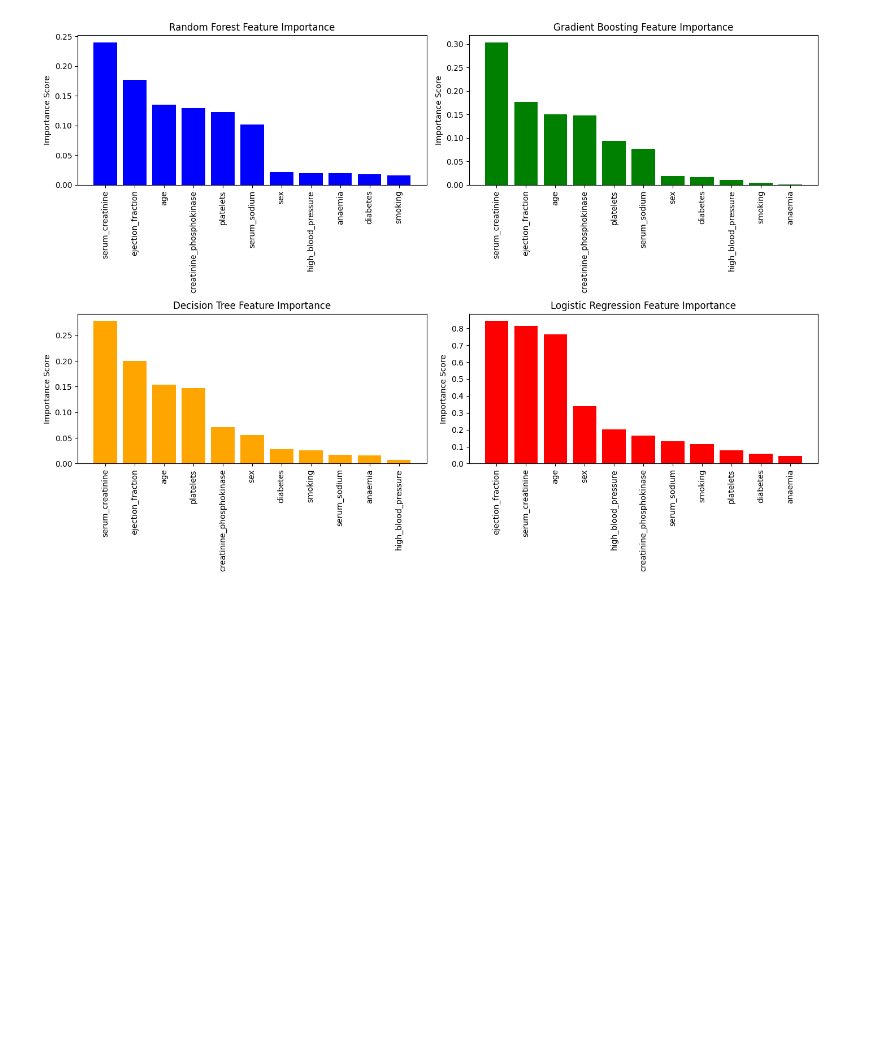
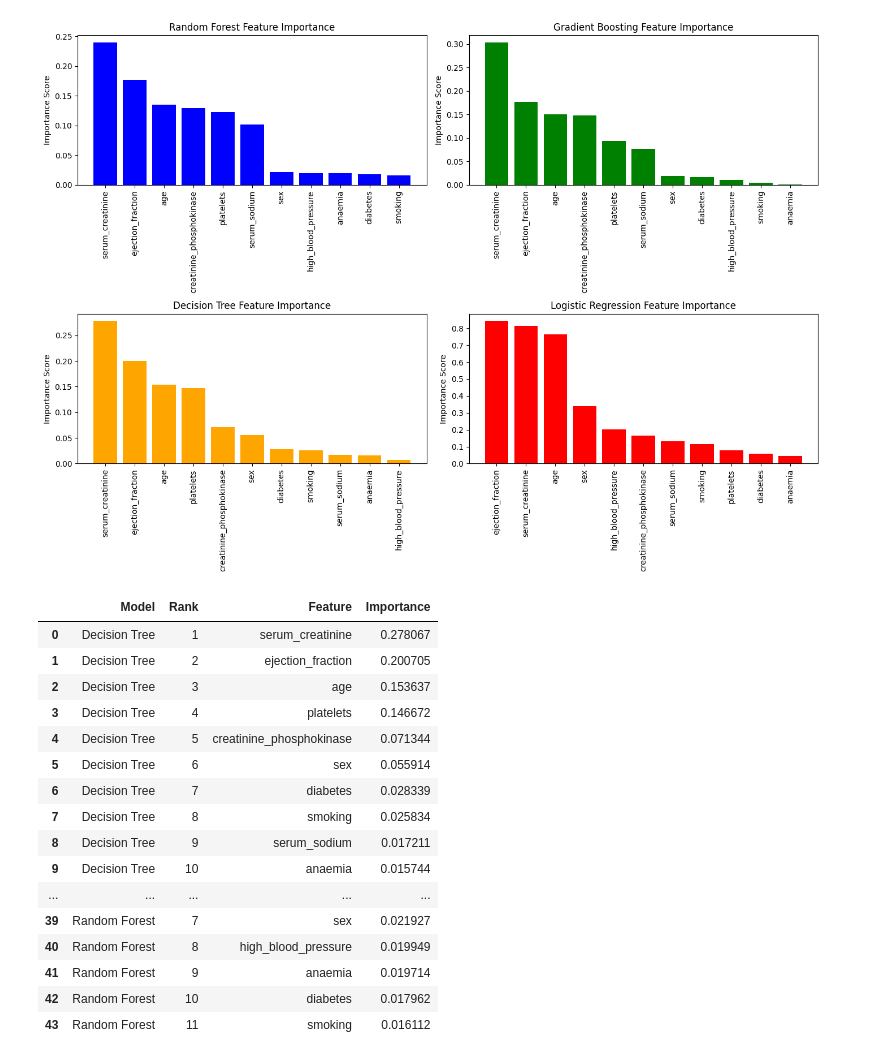
Before and after one commit to AliG2008/heart_failure_code, a Jupyter notebook: heart_failure.ipynb, the cells around one changed output. Drawn from its saved outputs; the diff is of its cells as text; code cells hidden in the pictures; blank space fills up the shorter version.

Commit message:
add table

```diff
--- a/heart_failure.ipynb
+++ b/heart_failure.ipynb
@@ -104,3 +104,38 @@ plt.tight_layout()
 plt.show()
 # %% [output]
 [figure]
+# %%
+import pandas as pd
+import numpy as np
+rows = []
+for model_name, importances in importances_dict.items():
+    for feature, importance in zip(feature_names, importances):
+        rows.append({"Model": model_name, "Feature": feature, "Importance": float(importance)})
+imp_df = pd.DataFrame(rows)
+imp_df = imp_df.sort_values(["Model", "Importance"], ascending=[True, False])
+top_k = 11
+top_df = imp_df.groupby("Model").head(top_k).reset_index(drop=True)
+top_df["Rank"] = (top_df.groupby("Model")["Importance"]
+                  .rank(method="first", ascending=False)
+                  .astype(int))
+top_df = top_df[["Model", "Rank", "Feature", "Importance"]]
+top_df = top_df.sort_values(["Model", "Rank"]).reset_index(drop=True)
+top_df
+# %% [output]
+|  | Model | Rank | Feature | Importance |
+| 0 | Decision Tree | 1 | serum_creatinine | 0.278067 |
+| 1 | Decision Tree | 2 | ejection_fraction | 0.200705 |
+| 2 | Decision Tree | 3 | age | 0.153637 |
+| 3 | Decision Tree | 4 | platelets | 0.146672 |
+| 4 | Decision Tree | 5 | creatinine_phosphokinase | 0.071344 |
+| 5 | Decision Tree | 6 | sex | 0.055914 |
+| 6 | Decision Tree | 7 | diabetes | 0.028339 |
+| 7 | Decision Tree | 8 | smoking | 0.025834 |
+| 8 | Decision Tree | 9 | serum_sodium | 0.017211 |
+| 9 | Decision Tree | 10 | anaemia | 0.015744 |
+| ... | ... | ... | ... | ... |
+| 39 | Random Forest | 7 | sex | 0.021927 |
+| 40 | Random Forest | 8 | high_blood_pressure | 0.019949 |
+| 41 | Random Forest | 9 | anaemia | 0.019714 |
+| 42 | Random Forest | 10 | diabetes | 0.017962 |
+| 43 | Random Forest | 11 | smoking | 0.016112 |
```
